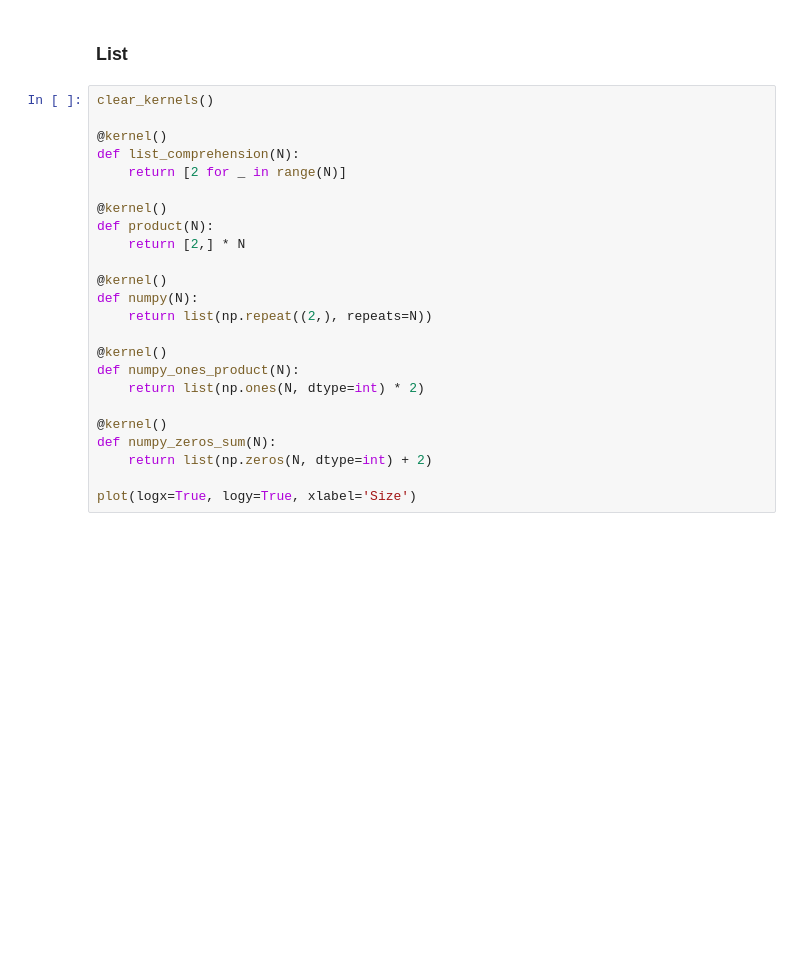
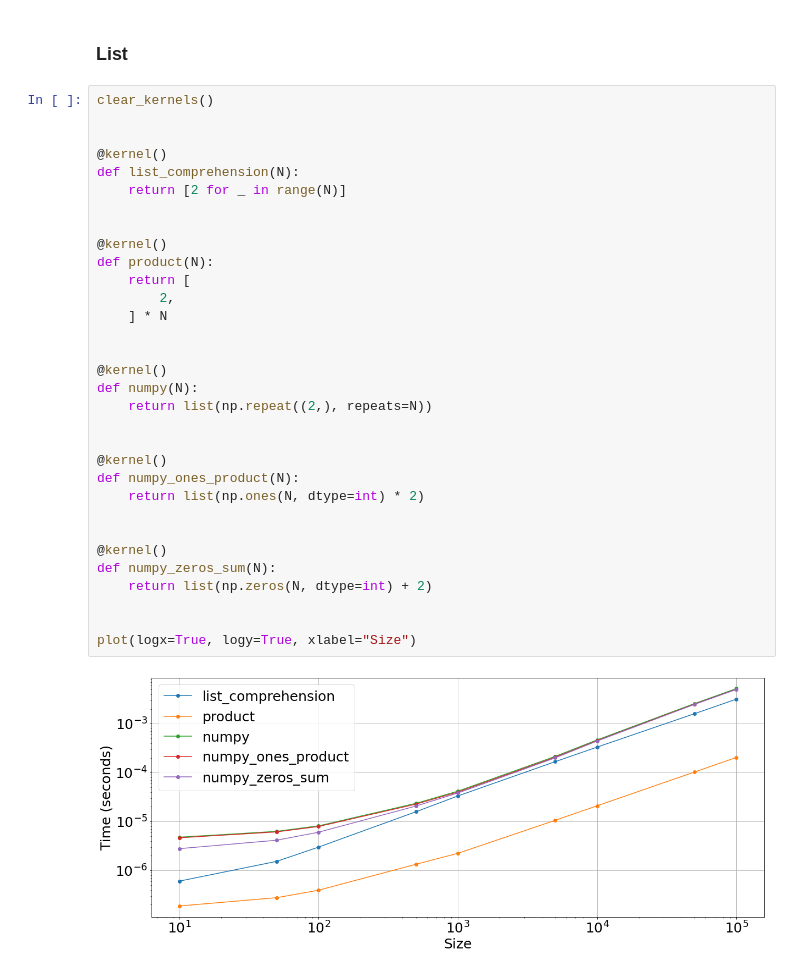
Before and after one commit to fandreuz/python-performance-playground, a Jupyter notebook: python/constant-iterable/constant-iterable.ipynb, the cells around one changed output. Drawn from its saved outputs; the diff is of its cells as text; blank space fills up the shorter version.

```diff
--- a/python/constant-iterable/constant-iterable.ipynb
+++ b/python/constant-iterable/constant-iterable.ipynb
@@ -39,25 +47,35 @@ plot(logx=True, logy=True, xlabel='Size')
 ### List
 # %%
 clear_kernels()
+
 
 @kernel()
 def list_comprehension(N):
     return [2 for _ in range(N)]
 
+
 @kernel()
 def product(N):
-    return [2,] * N
+    return [
+        2,
+    ] * N
+
 
 @kernel()
 def numpy(N):
     return list(np.repeat((2,), repeats=N))
 
+
 @kernel()
 def numpy_ones_product(N):
     return list(np.ones(N, dtype=int) * 2)
+
 
 @kernel()
 def numpy_zeros_sum(N):
     return list(np.zeros(N, dtype=int) + 2)
 
-plot(logx=True, logy=True, xlabel='Size')
+
+plot(logx=True, logy=True, xlabel="Size")
+# %% [output]
+[figure, added]
```
Also changed, not shown: parts of 1 cell of this notebook, 51 other files.
